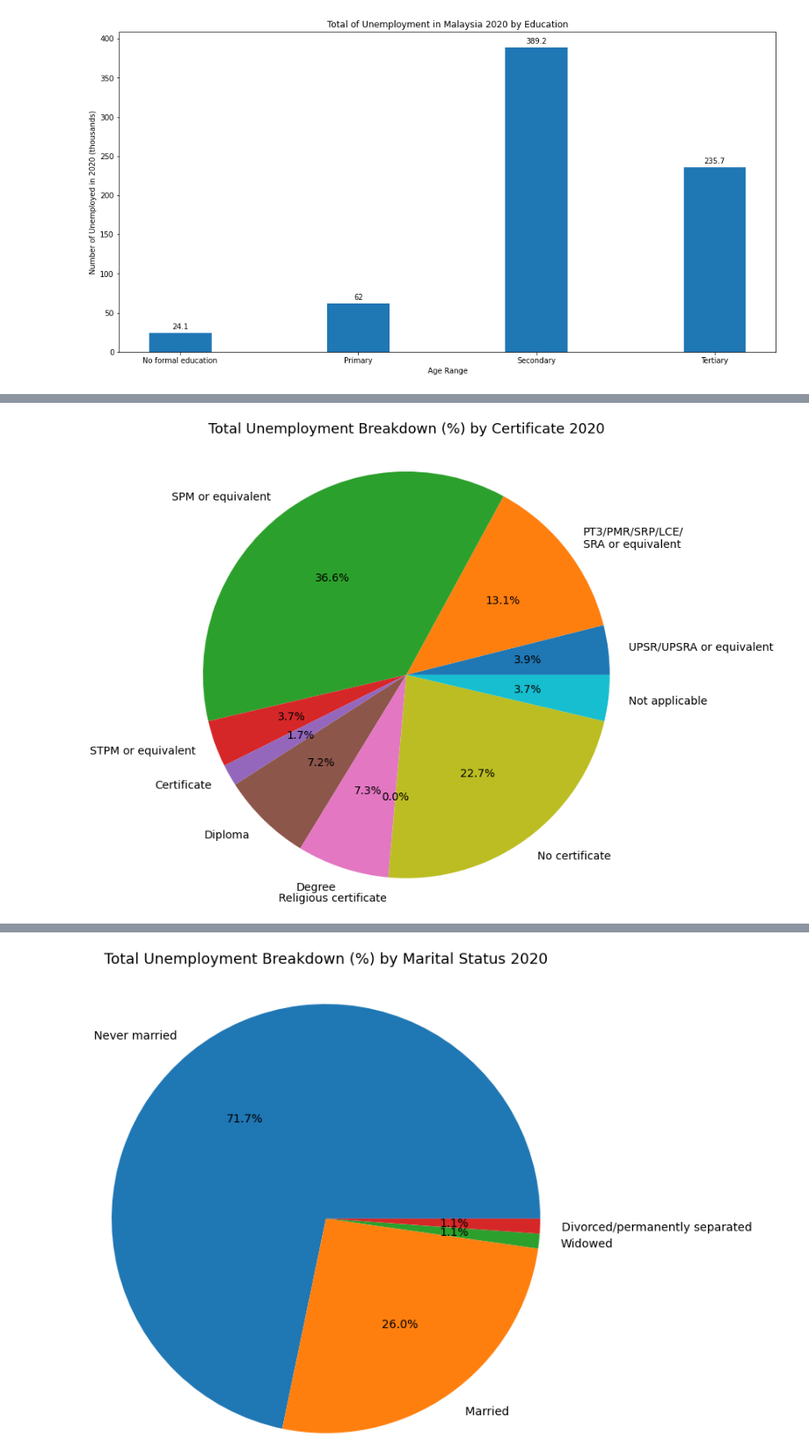
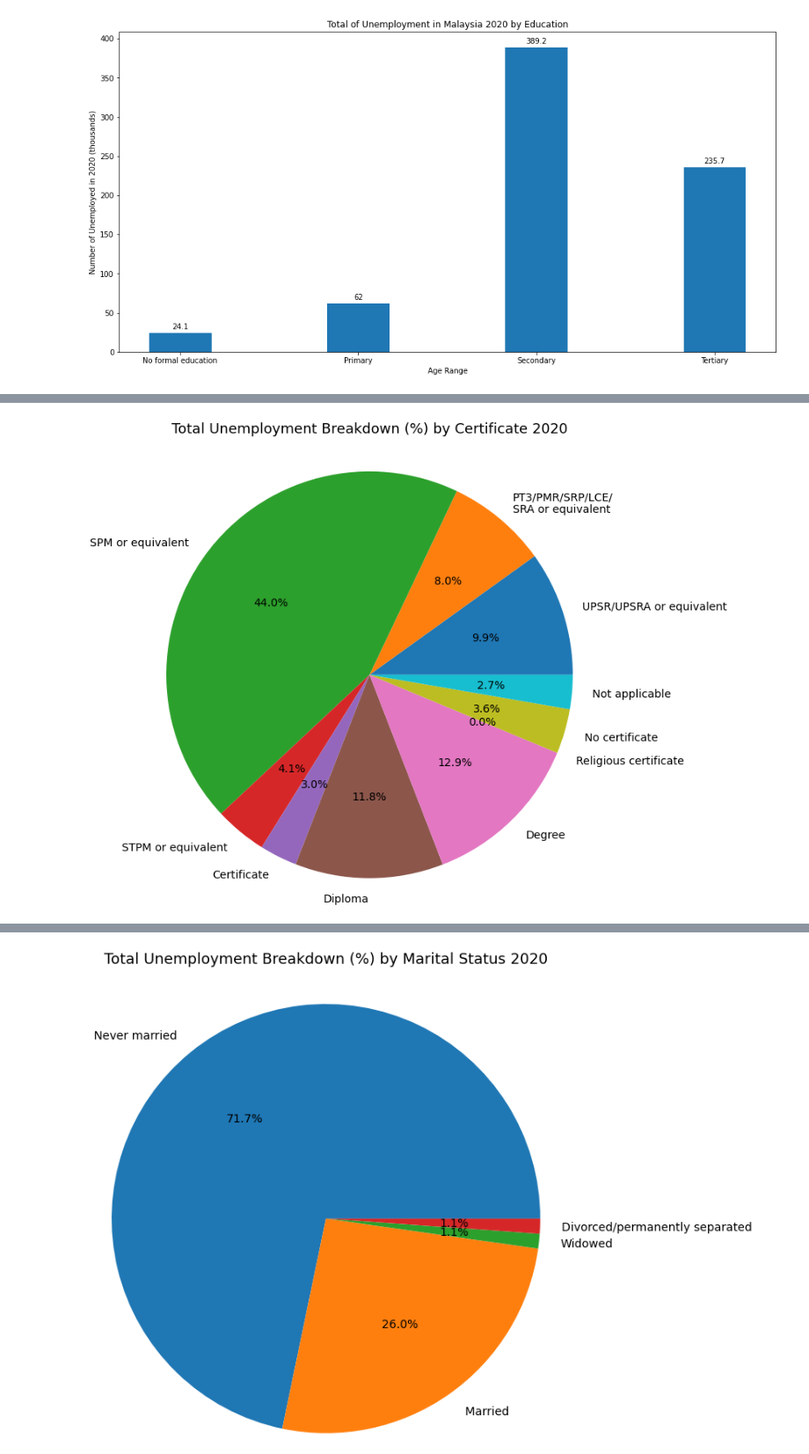
Before and after one commit to dannymirxa/Malaysia_Unemployment_Statistics, a Jupyter notebook: Unemployed Analysis.ipynb, the cells around one changed output, grey strips where cells are left out. Shown at 88% size. Cells and saved outputs as stored; diff of their text form; code cells hidden in the pictures.

```diff
--- a/Unemployed Analysis.ipynb
+++ b/Unemployed Analysis.ipynb
@@ -5,16 +5,16 @@ import functools
 import numpy as np
 import glob
 # %%
-labour_force_age = 'D:/Data Science Projects/Malaysia Statistics/04.Labour force by age group.xlsx'
-labour_force_ethnic = 'D:/Data Science Projects/Malaysia Statistics/05.Labour force by ethnic group.xlsx'
-labour_force_edu = 'D:/Data Science Projects/Malaysia Statistics/06.Labour force by educational attainment.xlsx'
-labour_force_cert = 'D:/Data Science Projects/Malaysia Statistics/07.Labour force by highest certificate obtained.xls'
-labour_force_marital = 'D:/Data Science Projects/Malaysia Statistics/08.Labour force by marital status.xls'
-employed_age = 'D:/Data Science Projects/Malaysia Statistics/09.Employed persons by age group.xls'
-employed_ethnic = 'D:/Data Science Projects/Malaysia Statistics/10.Employed persons by ethnic group.xls'
-employed_edu = 'D:/Data Science Projects/Malaysia Statistics/14.Employed persons by educational attainment.xls'
-employed_cert = 'D:/Data Science Projects/Malaysia Statistics/15.Employed persons by highest certificate obtained.xls'
-employed_marital = 'D:/Data Science Projects/Malaysia Statistics/16.Employed persons by marital status.xls'
+labour_force_age = 'D:/Data Science Projects/Malaysia Statistics/Excel Files/04.Labour force by age group.xlsx'
+labour_force_ethnic = 'D:/Data Science Projects/Malaysia Statistics/Excel Files/05.Labour force by ethnic group.xlsx'
+labour_force_edu = 'D:/Data Science Projects/Malaysia Statistics/Excel Files/06.Labour force by educational attainment.xlsx'
+labour_force_cert = 'D:/Data Science Projects/Malaysia Statistics/Excel Files/07.Labour force by highest certificate obtained.xls'
+labour_force_marital = 'D:/Data Science Projects/Malaysia Statistics/Excel Files/08.Labour force by marital status.xls'
+employed_age = 'D:/Data Science Projects/Malaysia Statistics/Excel Files/09.Employed persons by age group.xls'
+employed_ethnic = 'D:/Data Science Projects/Malaysia Statistics/Excel Files/10.Employed persons by ethnic group.xls'
+employed_edu = 'D:/Data Science Projects/Malaysia Statistics/Excel Files/14.Employed persons by educational attainment.xls'
+employed_cert = 'D:/Data Science Projects/Malaysia Statistics/Excel Files/15.Employed persons by highest certificate obtained.xls'
+employed_marital = 'D:/Data Science Projects/Malaysia Statistics/Excel Files/16.Employed persons by marital status.xls'
 # %%
 df_labour_force_age = pd.read_excel(labour_force_age, sheet_name = 0)
 df_labour_force_ethnic = pd.read_excel(labour_force_ethnic, sheet_name = 0)
@@ -176,8 +215,8 @@ plt.show()
 # %%
 df_unemployed_cert.loc[:, df_unemployed_cert.columns != 'Total']
-plt.pie(df_unemployed_cert.loc[-1:, df_unemployed_cert.columns != 'Total'].sum(), labels = df_unemployed_cert.loc[:, df_unemployed_cert.columns != 'Total'].columns, autopct= '%1.1f%%', radius = 3, textprops={'fontsize': 14})
+plt.pie(df_unemployed_cert.loc['2020':, df_unemployed_cert.columns != 'Total'].sum(), labels = df_unemployed_cert.loc[:, df_unemployed_cert.columns != 'Total'].columns, autopct= '%1.1f%%', radius = 3, textprops={'fontsize': 14})
 plt.title('Total Unemployment Breakdown (%) by Certificate 2020',y=1.9, fontsize=18)
 plt.show()
 # %% [output]
-[figure, old version]
+[figure, new version]
 # %%
```
Also changed, not shown: parts of 7 cells of this notebook, 27 other files.
